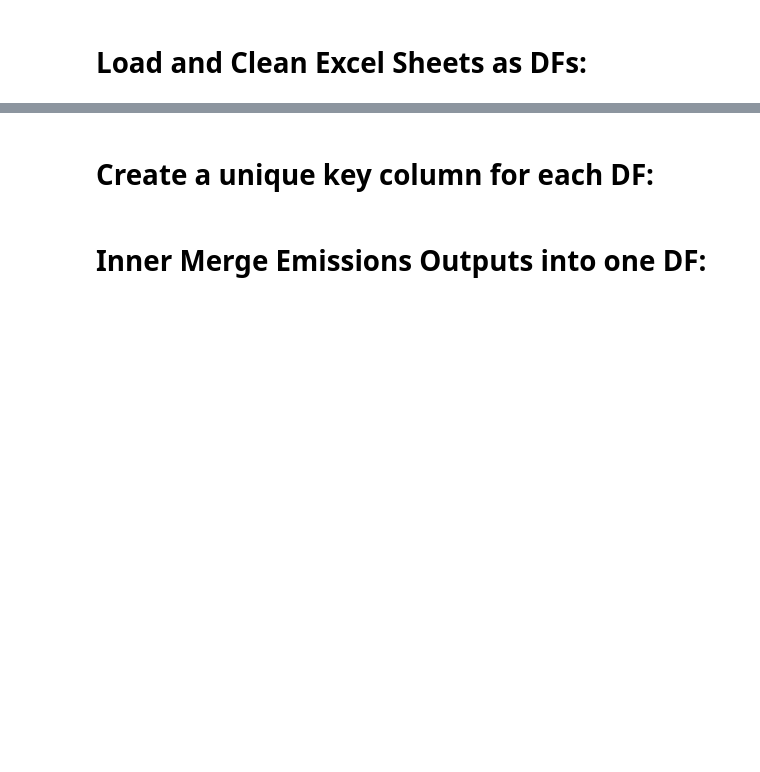
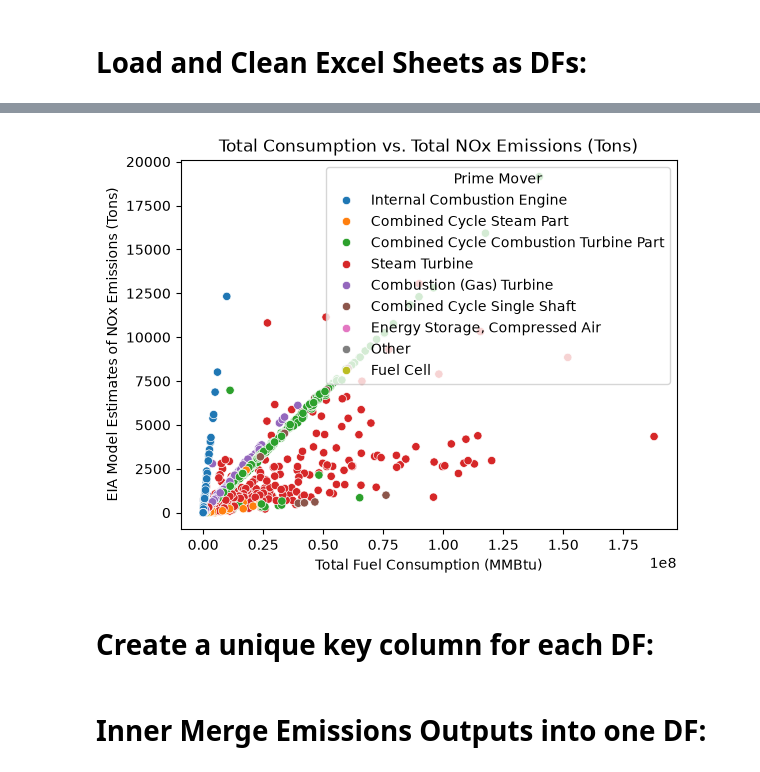
Before and after one commit to MaxwellCooper1/Machine-Learning-Final-Project, a Jupyter notebook: merged_plant_pollution.ipynb, the cells around one changed output, grey strips where cells are left out. Saved outputs shown, nothing was run; the diff lists cells and outputs as text; code cells hidden in the pictures; blank space fills up the shorter version.

```diff
--- a/merged_plant_pollution.ipynb
+++ b/merged_plant_pollution.ipynb
@@ -10,3 +92,10 @@ NOx_df = pd.read_excel("Emissions2024.xlsx", sheet_name='NOx', header=1, skipfoo
+# %%
+sns.scatterplot(data=NOx_df, x="Total Fuel Consumption (MMBtu)", y="EIA Model Estimates of NOx Emissions (Tons)", hue='Prime Mover')
+
+plt.title("Total Consumption vs. Total NOx Emissions (Tons)")
+plt.show()
+# %% [output]
+[figure, added]
 # %% [markdown]
 # Create a unique key column for each DF:
 # %%
```
Also changed, not shown: parts of 19 cells of this notebook.
